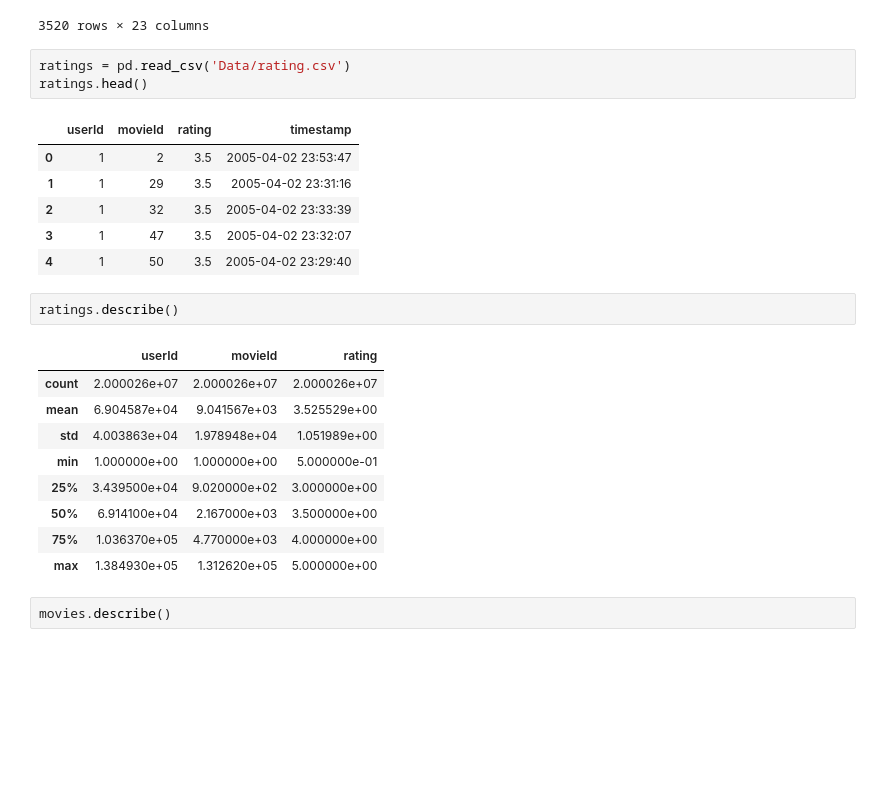
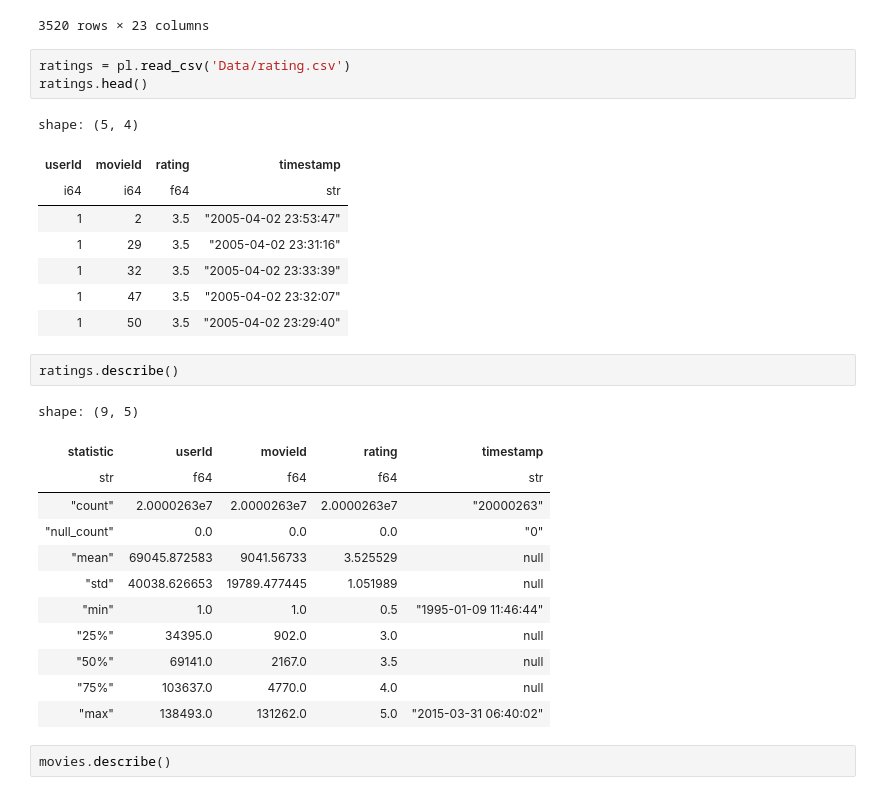
Before and after one commit to Soham-KT/Minor-Project-Personalised-Recommendation-System, a Jupyter notebook: Recommendation Engine/analysis.ipynb, the cells around one changed output. Cells and saved outputs as stored; diff of their text form; blank space fills up the shorter version.

Commit message:
made final movie dataset

```diff
--- a/Recommendation Engine/analysis.ipynb
+++ b/Recommendation Engine/analysis.ipynb
@@ -156,27 +155,32 @@ movies[movies['Action'] == 1]
 | 27264 | 131180 | Dead Rising: Watchtower (2015) | [Action, Horror, Thriller] | 0 | 1 | 0 | 0 | 0 | 0 | ... |
 3520 rows × 23 columns
 # %%
-ratings = pd.read_csv('Data/rating.csv')
+ratings = pl.read_csv('Data/rating.csv')
 ratings.head()
 # %% [output]
+shape: (5, 4)
-|  | userId | movieId | rating | timestamp |
-| 0 | 1 | 2 | 3.5 | 2005-04-02 23:53:47 |
-| 1 | 1 | 29 | 3.5 | 2005-04-02 23:31:16 |
-| 2 | 1 | 32 | 3.5 | 2005-04-02 23:33:39 |
-| 3 | 1 | 47 | 3.5 | 2005-04-02 23:32:07 |
-| 4 | 1 | 50 | 3.5 | 2005-04-02 23:29:40 |
+| userId | movieId | rating | timestamp |
+| i64 | i64 | f64 | str |
+| 1 | 2 | 3.5 | "2005-04-02 23:53:47" |
+| 1 | 29 | 3.5 | "2005-04-02 23:31:16" |
+| 1 | 32 | 3.5 | "2005-04-02 23:33:39" |
+| 1 | 47 | 3.5 | "2005-04-02 23:32:07" |
+| 1 | 50 | 3.5 | "2005-04-02 23:29:40" |
 # %%
 ratings.describe()
 # %% [output]
+shape: (9, 5)
-|  | userId | movieId | rating |
-| count | 2.000026e+07 | 2.000026e+07 | 2.000026e+07 |
-| mean | 6.904587e+04 | 9.041567e+03 | 3.525529e+00 |
-| std | 4.003863e+04 | 1.978948e+04 | 1.051989e+00 |
-| min | 1.000000e+00 | 1.000000e+00 | 5.000000e-01 |
-| 25% | 3.439500e+04 | 9.020000e+02 | 3.000000e+00 |
-| 50% | 6.914100e+04 | 2.167000e+03 | 3.500000e+00 |
-| 75% | 1.036370e+05 | 4.770000e+03 | 4.000000e+00 |
-| max | 1.384930e+05 | 1.312620e+05 | 5.000000e+00 |
+| statistic | userId | movieId | rating | timestamp |
+| str | f64 | f64 | f64 | str |
+| "count" | 2.0000263e7 | 2.0000263e7 | 2.0000263e7 | "20000263" |
+| "null_count" | 0.0 | 0.0 | 0.0 | "0" |
+| "mean" | 69045.872583 | 9041.56733 | 3.525529 | null |
+| "std" | 40038.626653 | 19789.477445 | 1.051989 | null |
+| "min" | 1.0 | 1.0 | 0.5 | "1995-01-09 11:46:44" |
+| "25%" | 34395.0 | 902.0 | 3.0 | null |
+| "50%" | 69141.0 | 2167.0 | 3.5 | null |
+| "75%" | 103637.0 | 4770.0 | 4.0 | null |
+| "max" | 138493.0 | 131262.0 | 5.0 | "2015-03-31 06:40:02" |
 # %%
 movies.describe()
 # %% [output]
```
Also changed, not shown: parts of 8 cells of this notebook.
